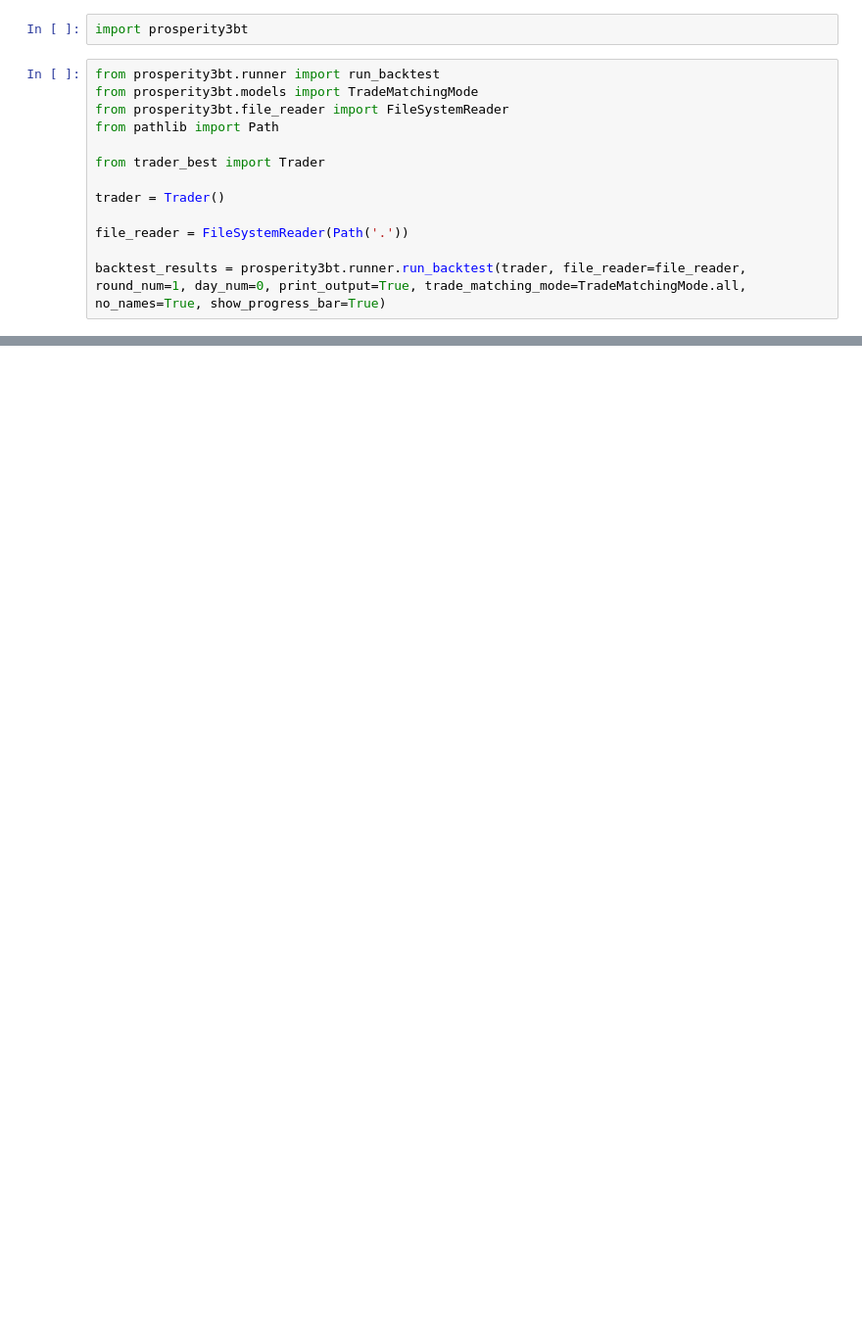
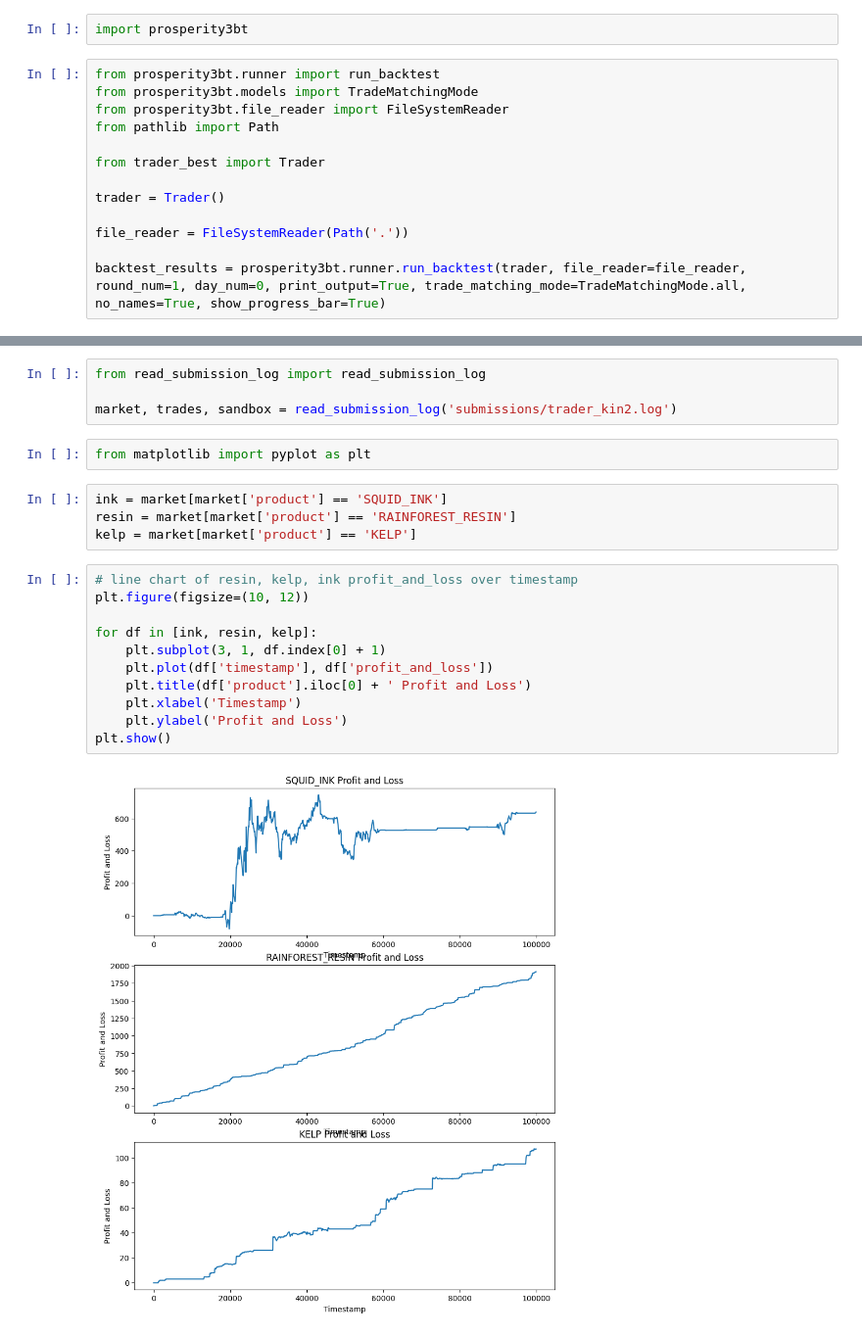
Before and after one commit to kinshu0/prosperity-3, a Jupyter notebook: round1/backtests.ipynb, the cells around one changed output, grey strips where cells are left out. Shown: that part at 98% size. Saved outputs shown, nothing was run; the diff lists cells and outputs as text; blank space fills up the shorter version.

```diff
--- a/round1/backtests.ipynb
+++ b/round1/backtests.ipynb
@@ -35,0 +53,23 @@ backtest_results.__dir__()
+# %%
+from read_submission_log import read_submission_log
+
+market, trades, sandbox = read_submission_log('submissions/trader_kin2.log')
+# %%
+from matplotlib import pyplot as plt
+# %%
+ink = market[market['product'] == 'SQUID_INK']
+resin = market[market['product'] == 'RAINFOREST_RESIN']
+kelp = market[market['product'] == 'KELP']
+# %%
+# line chart of resin, kelp, ink profit_and_loss over timestamp
+plt.figure(figsize=(10, 12))
+
+for df in [ink, resin, kelp]:
+    plt.subplot(3, 1, df.index[0] + 1)
+    plt.plot(df['timestamp'], df['profit_and_loss'])
+    plt.title(df['product'].iloc[0] + ' Profit and Loss')
+    plt.xlabel('Timestamp')
+    plt.ylabel('Profit and Loss')
+plt.show()
+# %% [output]
+[figure, added]
```
Also changed, not shown: parts of 6 cells of this notebook, 12 other files.
